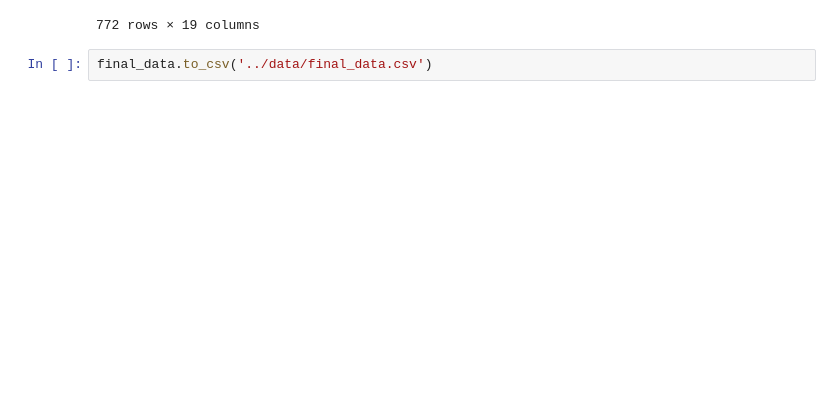
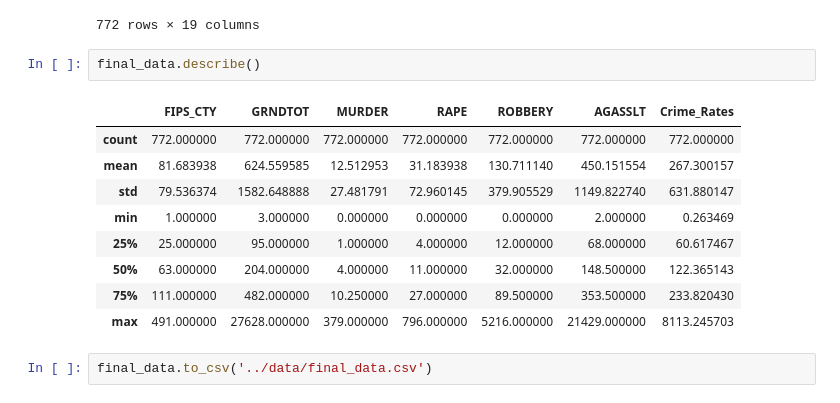
Before and after one commit to Aditya-Mrd/EducationLevel-Crimerates, a Jupyter notebook: notebooks/data_manipulation.ipynb, the cells around one changed output. Drawn from its saved outputs; the diff is of its cells as text; blank space fills up the shorter version.

```diff
--- a/notebooks/data_manipulation.ipynb
+++ b/notebooks/data_manipulation.ipynb
@@ -896,5 +896,17 @@ final_data
 | 770 | Wyoming | 21 | 99 | 1 | 6 | 9 | 83 | Wyoming21 | 73107 | 135.417949 | ... |
 | 771 | Wyoming | 25 | 68 | 2 | 11 | 3 | 52 | Wyoming25 | 98136 | 69.291595 | ... |
 772 rows × 19 columns
+# %%
+final_data.describe()
+# %% [output]
+|  | FIPS_CTY | GRNDTOT | MURDER | RAPE | ROBBERY | AGASSLT | Crime_Rates |
+| count | 772.000000 | 772.000000 | 772.000000 | 772.000000 | 772.000000 | 772.000000 | 772.000000 |
+| mean | 81.683938 | 624.559585 | 12.512953 | 31.183938 | 130.711140 | 450.151554 | 267.300157 |
+| std | 79.536374 | 1582.648888 | 27.481791 | 72.960145 | 379.905529 | 1149.822740 | 631.880147 |
+| min | 1.000000 | 3.000000 | 0.000000 | 0.000000 | 0.000000 | 2.000000 | 0.263469 |
+| 25% | 25.000000 | 95.000000 | 1.000000 | 4.000000 | 12.000000 | 68.000000 | 60.617467 |
+| 50% | 63.000000 | 204.000000 | 4.000000 | 11.000000 | 32.000000 | 148.500000 | 122.365143 |
+| 75% | 111.000000 | 482.000000 | 10.250000 | 27.000000 | 89.500000 | 353.500000 | 233.820430 |
+| max | 491.000000 | 27628.000000 | 379.000000 | 796.000000 | 5216.000000 | 21429.000000 | 8113.245703 |
 # %%
 final_data.to_csv('../data/final_data.csv')
```
Also changed, not shown: 1 other file.
